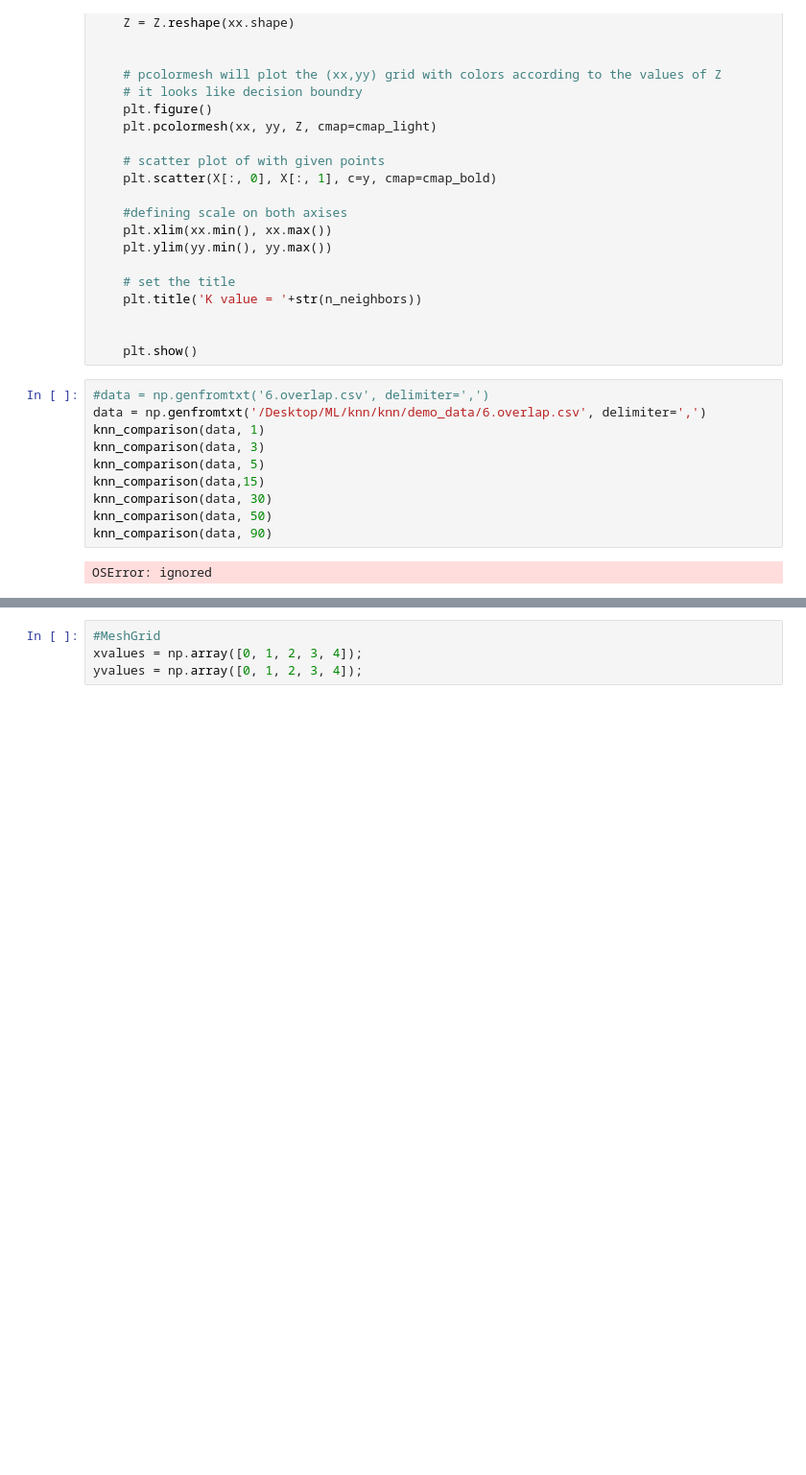
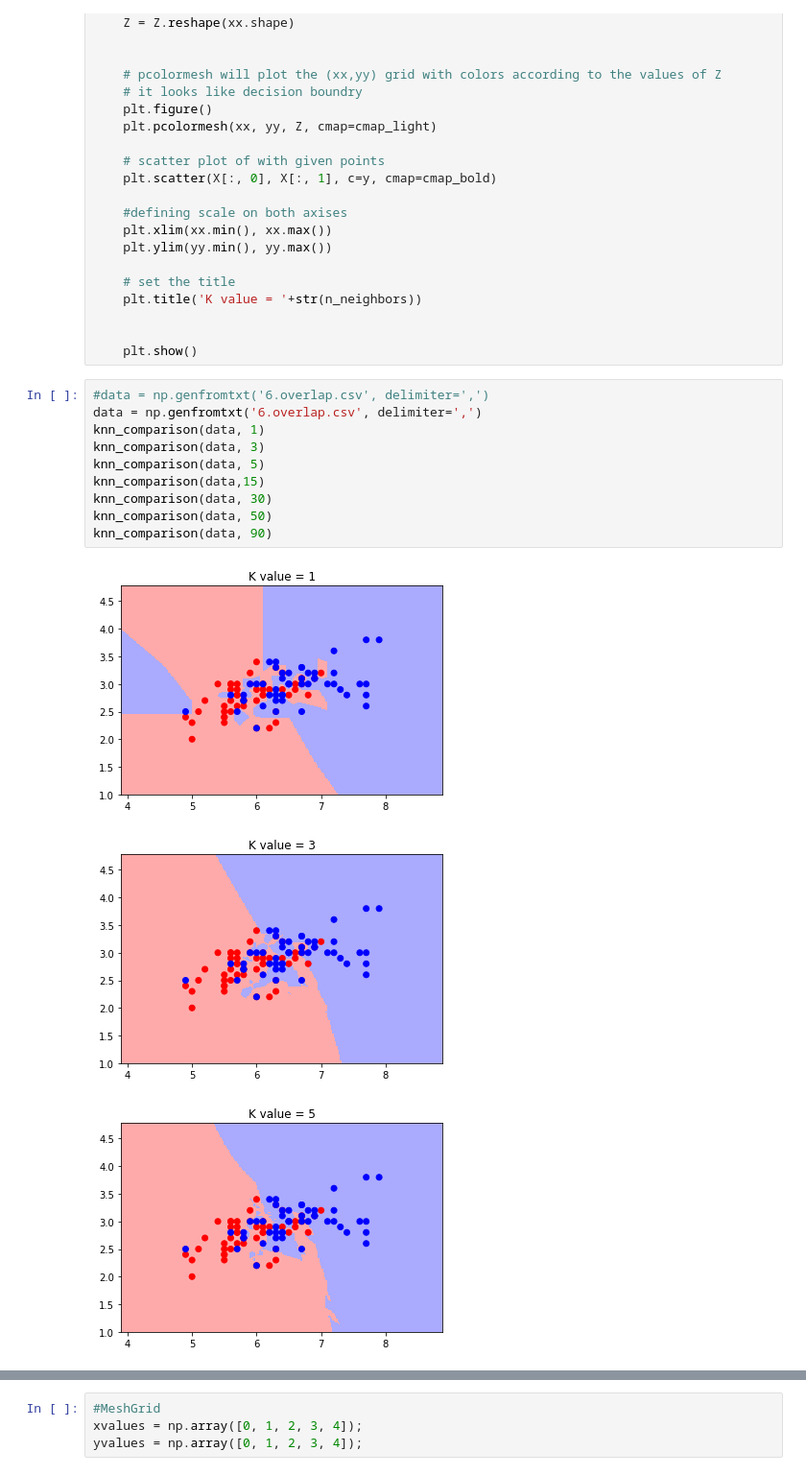
Before and after one commit to siddu541/Analytics, a Jupyter notebook: KNN_Classfier.ipynb, the cells around one changed output, grey strips where cells are left out. Shown at 96% size. Drawn from its saved outputs; the diff is of its cells as text; blank space fills up the shorter version.

```diff
--- a/KNN_Classfier.ipynb
+++ b/KNN_Classfier.ipynb
@@ -81,13 +81,15 @@ def knn_comparison(data, n_neighbors = 15):
     plt.show()
 # %%
 #data = np.genfromtxt('6.overlap.csv', delimiter=',')
-data = np.genfromtxt('/Desktop/ML/knn/knn/demo_data/6.overlap.csv', delimiter=',')
+data = np.genfromtxt('6.overlap.csv', delimiter=',')
 knn_comparison(data, 1)
 knn_comparison(data, 3)
 knn_comparison(data, 5)
 knn_comparison(data,15)
 knn_comparison(data, 30)
 knn_comparison(data, 50)
 knn_comparison(data, 90)
 # %% [output]
-OSError: ignored
+[figure, added]
+[figure, added]
+[figure, added]
```
Also changed, not shown: parts of 9 cells of this notebook.
